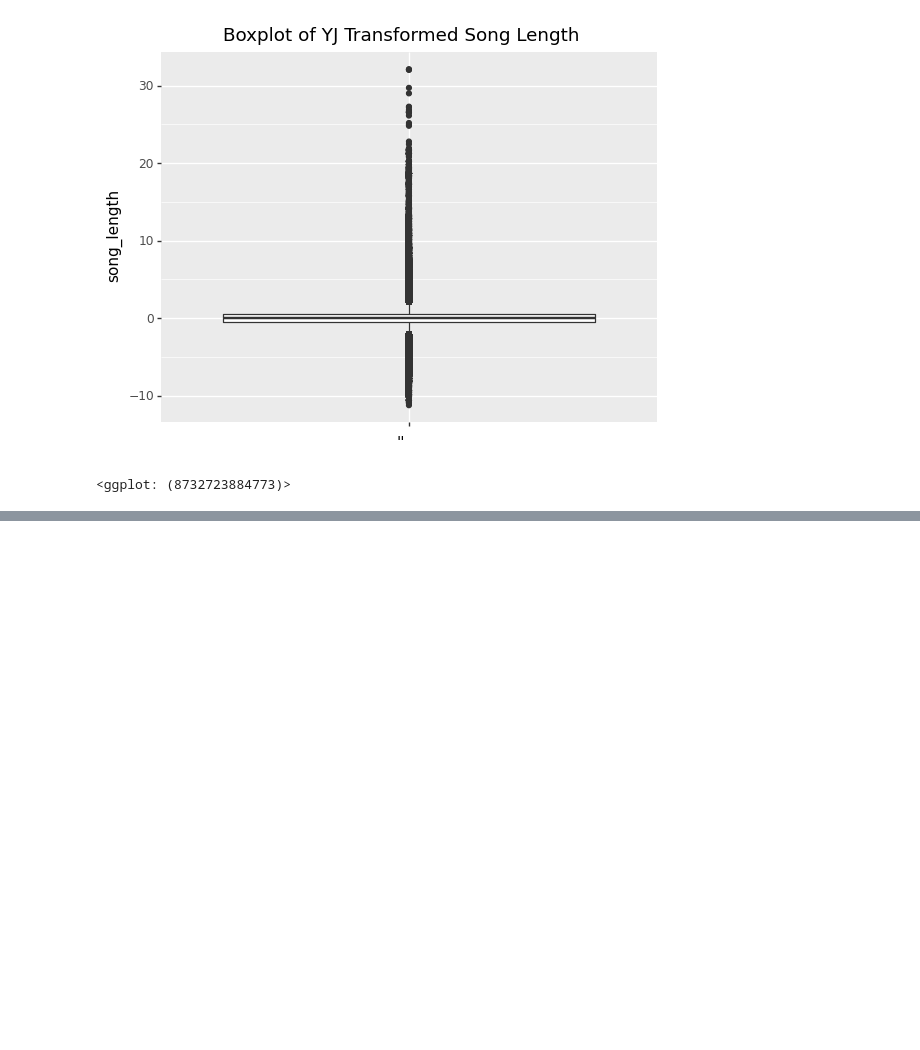
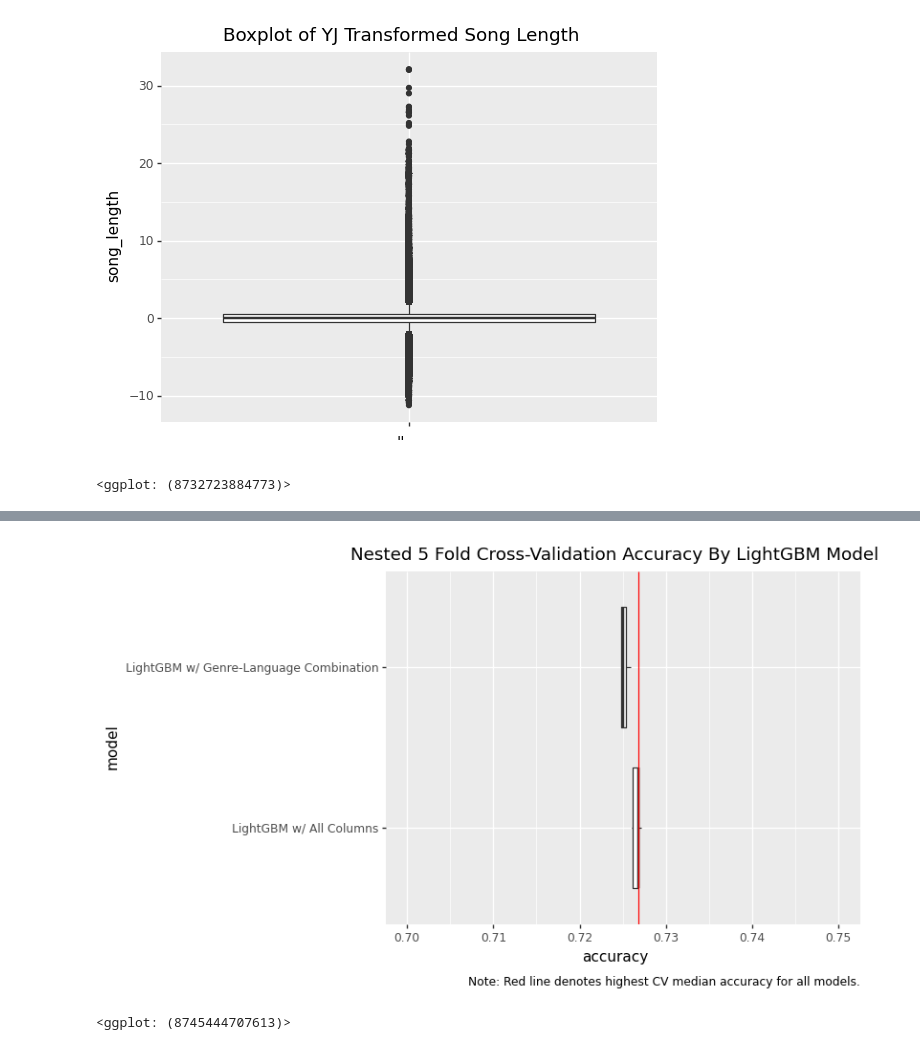
Before and after one commit to jhosea/KKBox-music-recommendation, a Jupyter notebook: project.ipynb, the cells around one changed output, grey strips where cells are left out. Cells and saved outputs as stored; diff of their text form; code cells hidden in the pictures; blank space fills up the shorter version.

```diff
--- a/project.ipynb
+++ b/project.ipynb
@@ -1383,0 +1493,19 @@ nested_score = cross_val_score(grid_cv_xgb,
+# %%
+(p9.ggplot(data=nested_cv_df[
+    (nested_cv_df.model=="lgbm_all_columns") |
+    (nested_cv_df.model=="lgbm_genre_language_combo")].replace(model_names),
+          mapping=p9.aes(x="model",y="accuracy")) +
+ p9.geom_boxplot() +
+ p9.geom_hline(
+     p9.aes(yintercept=nested_cv_df[
+         nested_cv_df.model=="lgbm_all_columns"
+     ].accuracy.median()), color="red"
+ ) +
+ p9.ylim(0.7,0.75) +
+ p9.coord_flip() +
+ p9.labs(title="Nested 5 Fold Cross-Validation Accuracy By LightGBM Model",
+        caption="Note: Red line denotes highest CV median accuracy for all models.")
+)
+# %% [output]
+[figure, added]
+<ggplot: (8745444707613)>
```
Also changed, not shown: parts of 88 cells of this notebook, 5 other files.
